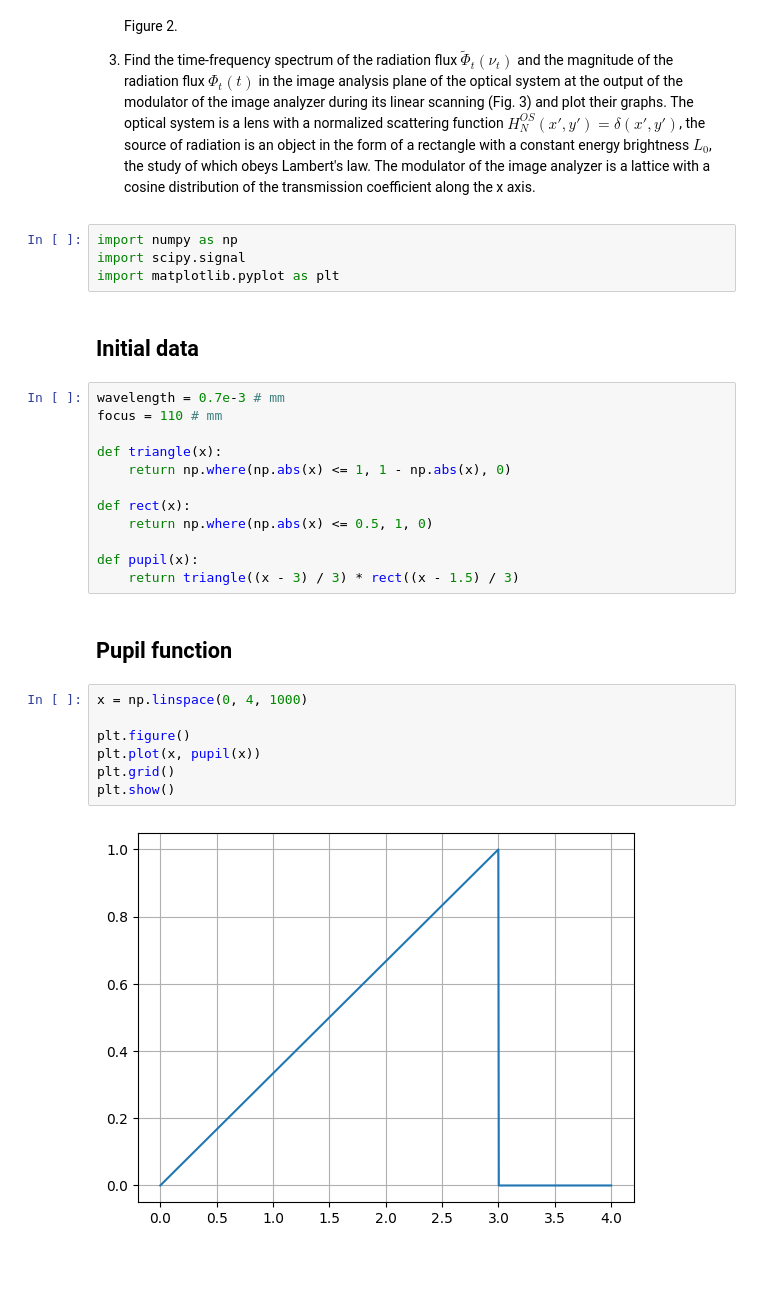
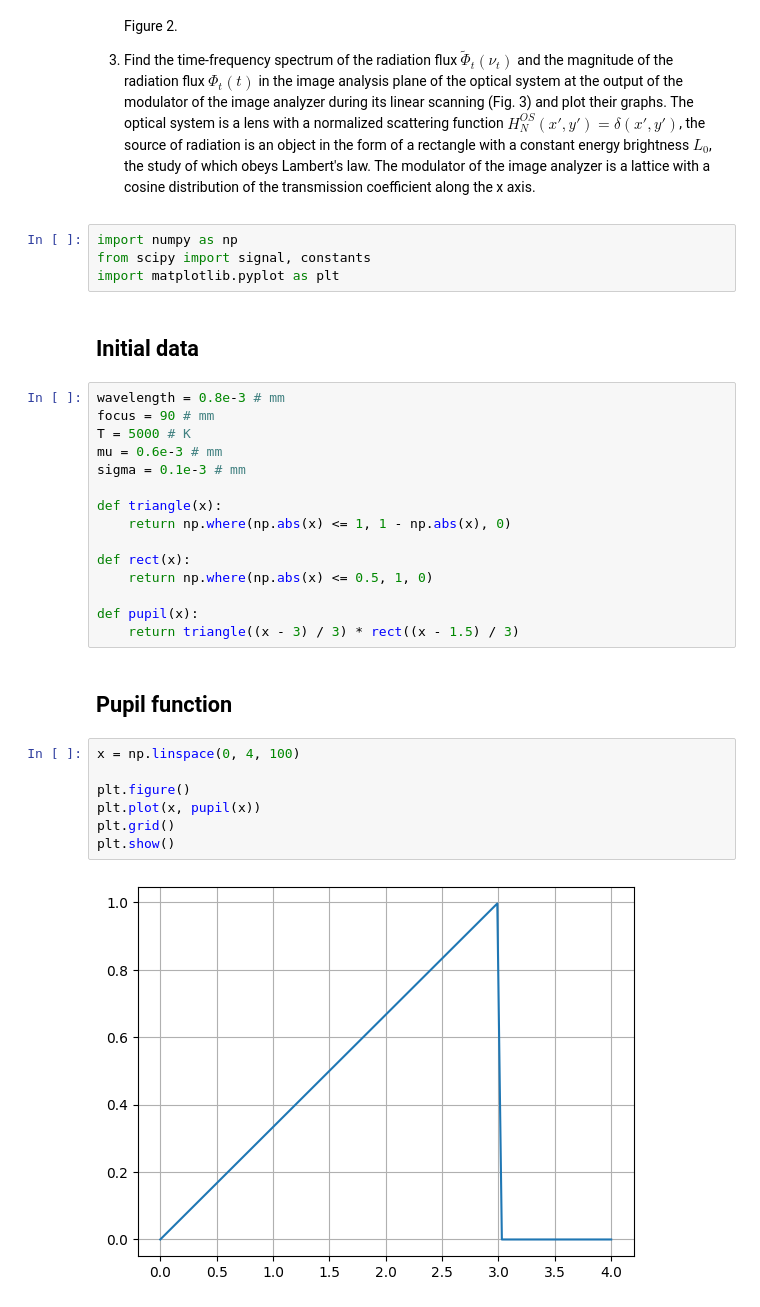
Before and after one commit to BrokenVoodooDoll/optoelectronic-systems-theory-assignment, a Jupyter notebook: assignment.ipynb, the cells around one changed output. Drawn from its saved outputs; the diff is of its cells as text; blank space fills up the shorter version.

```diff
--- a/assignment.ipynb
+++ b/assignment.ipynb
@@ -11,13 +11,16 @@
 3. Find the time-frequency spectrum of the radiation flux $\tilde{\Phi}_t(\nu_t)$ and the magnitude of the radiation flux $\Phi_t(t)$ in the image analysis plane of the optical system at the output of the modulator of the image analyzer during its linear scanning (Fig. 3) and plot their graphs. The optical system is a lens with a normalized scattering function $H_N^{OS}(x', y')=\delta(x', y')$, the source of radiation is an object in the form of a rectangle with a constant energy brightness $L_0$, the study of which obeys Lambert's law. The modulator of the image analyzer is a lattice with a cosine distribution of the transmission coefficient along the x axis.
 # %%
 import numpy as np
-import scipy.signal
+from scipy import signal, constants
 import matplotlib.pyplot as plt
 # %% [markdown]
 ## Initial data
 # %%
-wavelength = 0.7e-3 # mm
-focus = 110 # mm
+wavelength = 0.8e-3 # mm
+focus = 90 # mm
+T = 5000 # K
+mu = 0.6e-3 # mm
+sigma = 0.1e-3 # mm
 
 def triangle(x):
     return np.where(np.abs(x) <= 1, 1 - np.abs(x), 0)
@@ -30,11 +33,11 @@ def pupil(x):
 # %% [markdown]
 ## Pupil function
 # %%
-x = np.linspace(0, 4, 1000)
+x = np.linspace(0, 4, 100)
 
 plt.figure()
 plt.plot(x, pupil(x))
 plt.grid()
 plt.show()
 # %% [output]
-[figure, old version]
+[figure, new version]
```
Also changed, not shown: parts of 14 cells of this notebook.
